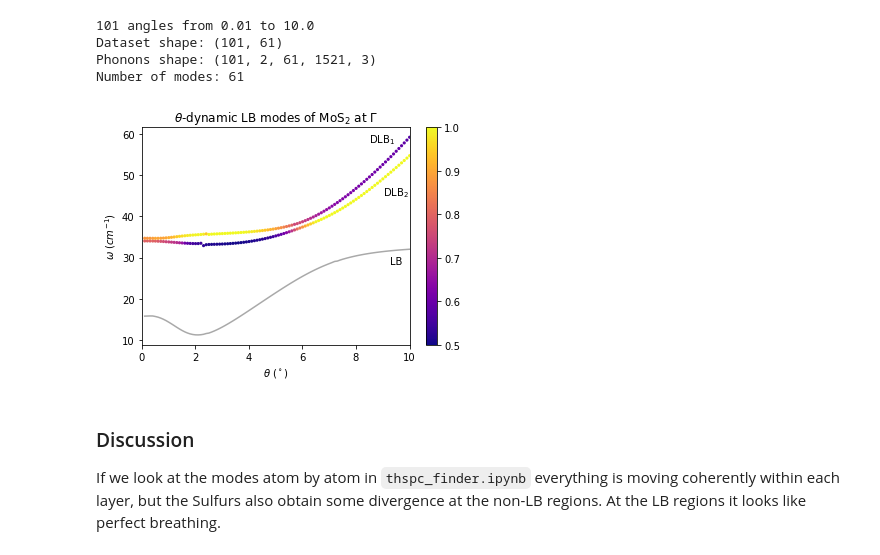
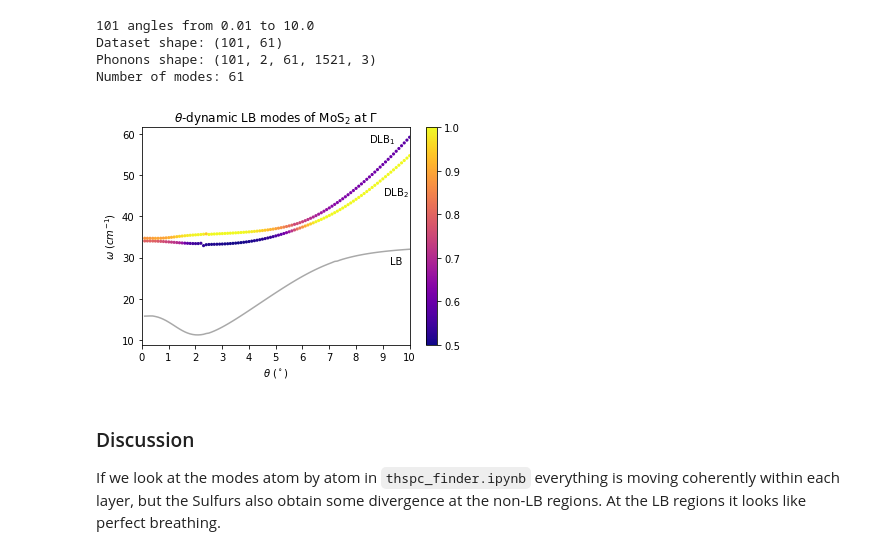
Before and after one commit to jz-lu/ml-ph, a Jupyter notebook: ALLEGRO_ANALYZER/transition.ipynb, the cells around one changed output. Saved outputs shown, nothing was run; the diff lists cells and outputs as text; code cells hidden in the pictures.

Commit message:
fixed transition modes

```diff
--- a/ALLEGRO_ANALYZER/transition.ipynb
+++ b/ALLEGRO_ANALYZER/transition.ipynb
@@ -93,32 +93,33 @@ M1_breath_score_3 = np.max([M1_plus_3[0] + M1_minus_3[1], M1_plus_3[1] + M1_minu
 # %%
 # Plot LB modes
 fig, ax = plt.subplots()
 plt.set_cmap('plasma')
 
 M1_scores = [M1_breath_score_2[1:], M1_breath_score_3[1:]]
 M1_min_, M1_max_ = min(0.5, np.min(M1_scores)), np.max(M1_scores)
 ax.plot(M1_thetas[1:], M1_LB1_modes[1:], c='darkgrey')
 S2 = ax.scatter(M1_thetas[1:], M1_LB2_modes[1:],
                 c=M1_breath_score_2[1:], edgecolor='none', s=10)
 S2.set_clim(M1_min_, M1_max_)
 S3 = ax.scatter(M1_thetas[1:], M1_LB3_modes[1:],
                 c=M1_breath_score_3[1:], edgecolor='none', s=10)
 S3.set_clim(M1_min_, M1_max_)
 
 plt.text(8.5, 58, r'DLB$_1$')
 plt.text(9, 45, r'DLB$_2$')
 plt.text(9.25, 28.5, r'LB')
 
 cb = fig.colorbar(S2, ax=ax, ticks=np.linspace(0.4, 1, 7))
 plt.title(r"$\theta$-dynamic LB modes of MoS$_2$ at " + log_name)
 plt.xlabel(r'$\theta$ ($^\circ$)')
 plt.ylabel(r'$\omega$ $(cm^{-1})$')
 plt.xlim((0, M1_th_max))
+plt.xticks(np.arange(10+1))
 
-plt.savefig("/Users/jonathanlu/Documents/tvMoS2/theta/data/MoS2_transition.pdf")
+plt.savefig("/Users/jonathanlu/Documents/data_mlph/MoS2_transition.pdf")
 plt.show()
 # %% [output]
-[figure, old version]
+[figure, new version]
 # %% [markdown]
 ### Discussion
 If we look at the modes atom by atom in `thspc_finder.ipynb` everything is moving coherently within each layer, but the Sulfurs also obtain some divergence at the non-LB regions. At the LB regions it looks like perfect breathing.
```
Also changed, not shown: parts of 2 cells of this notebook, 1 other file.
